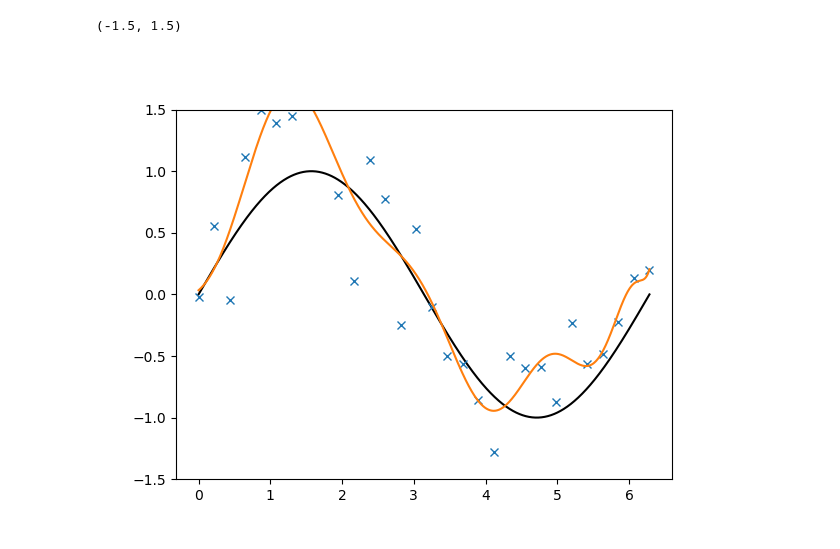
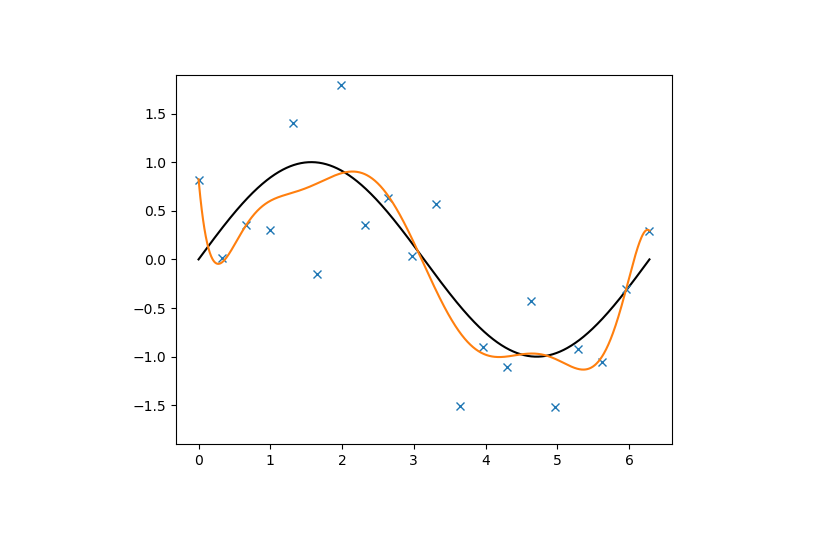
Before and after one commit to annepoot/mude, a Jupyter notebook: notebook_04_ridge-sgd.ipynb, the cells around one changed output. Cells and saved outputs as stored; diff of their text form; code cells hidden in the pictures.

```diff
--- a/notebook_04_ridge-sgd.ipynb
+++ b/notebook_04_ridge-sgd.ipynb
@@ -18,4 +18,6 @@ As seen in the previous notebook, the least squares apporach can lead to severe
 # %%
+np.random.seed(1)
+
 # The true function relating t to x
 def f_truth(x, freq=1, **kwargs):
 
@@ -23,7 +25,7 @@ def f_truth(x, freq=1, **kwargs):
     return np.sin(x * freq)
 
 # The data generation function
-def f_data(epsilon=0.5, N=30, **kwargs):
+def f_data(epsilon=0.5, N=20, **kwargs):
 
     # Apply a seed if one is given
     if 'seed' in kwargs:
@@ -116,0 +107,11 @@ def solve_reg_least_squares(X, t, phi, lam):
+# %%
+# generate data, instantiate scaler, and fit tranform
+x, t = f_data(N=100)
+xscaler, tscaler = StandardScaler(), StandardScaler()
+x_norm, t_norm = xscaler.fit_transform(x[:,None]), tscaler.fit_transform(t[:,None])
+
+# plot
+fig, ax = plt.subplots()
+ax.plot(x,t,'x')
+ax.plot(x_norm,t_norm,'x')
+plt.show()
@@ -152,19 +165,16 @@ def predict(x, t, x_pred, basis, lam, **kwargs):
 # %%
-x_train = x.reshape(-1,1)
-y_train = t.reshape(-1,1)
-rng = np.random.RandomState(0)
-x_plot = np.linspace(0, 2*np.pi, 1000).reshape(-1,1)
-# x_plot = np.linspace(-1, 1, 1000).reshape(-1,1)
+# Let's try out our ridge regression model
+np.random.seed(1)
+x, t = f_data()
+x_plot = np.linspace(0, 2*np.pi, 1000)[:,None]
+t_plot = predict(x, t, x_plot, PolynomialBasis, degree=9, lam=1e-12)
 
-model = make_pipeline(PolynomialFeatures(14), Ridge(alpha=1e-2))
-model.fit(x_train, y_train)
-y_plot = model.predict(x_plot)
-
+# plot the results
 fig, ax = plt.subplots()
 ax.plot(x_plot, f_truth(x_plot), 'k-', label=r'Ground truth $f(x)$')
-ax.plot(x_train, y_train, 'x')
-ax.plot(x_plot, y_plot)
-ax.set_ylim(-1.5,1.5)
+ax.plot(x, t, 'x')
+ax.plot(x_plot, t_plot)
+ax.set_ylim(-1.9,1.9)
+plt.show()
 # %% [output]
-(-1.5, 1.5)
-[figure, old version]
+[figure, new version]
```
Also changed, not shown: parts of 30 cells of this notebook, 1 other file.
